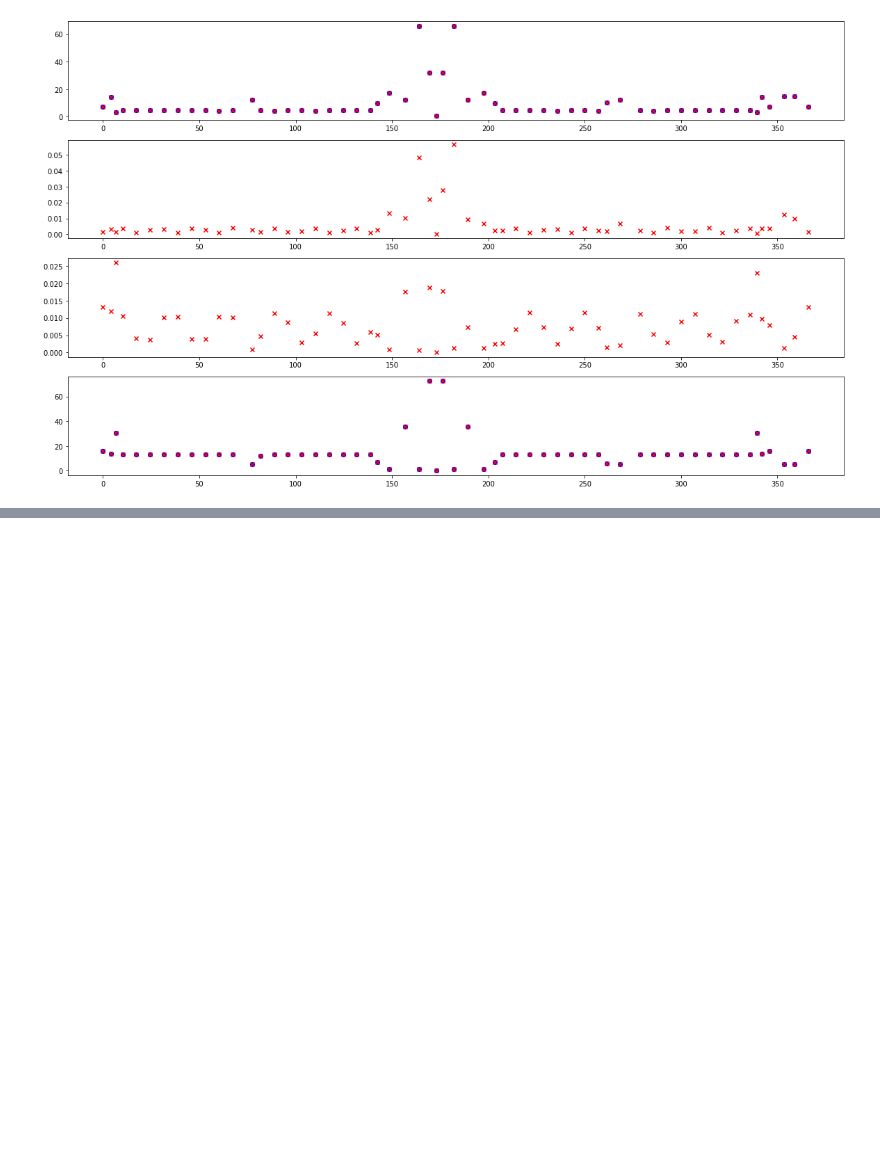
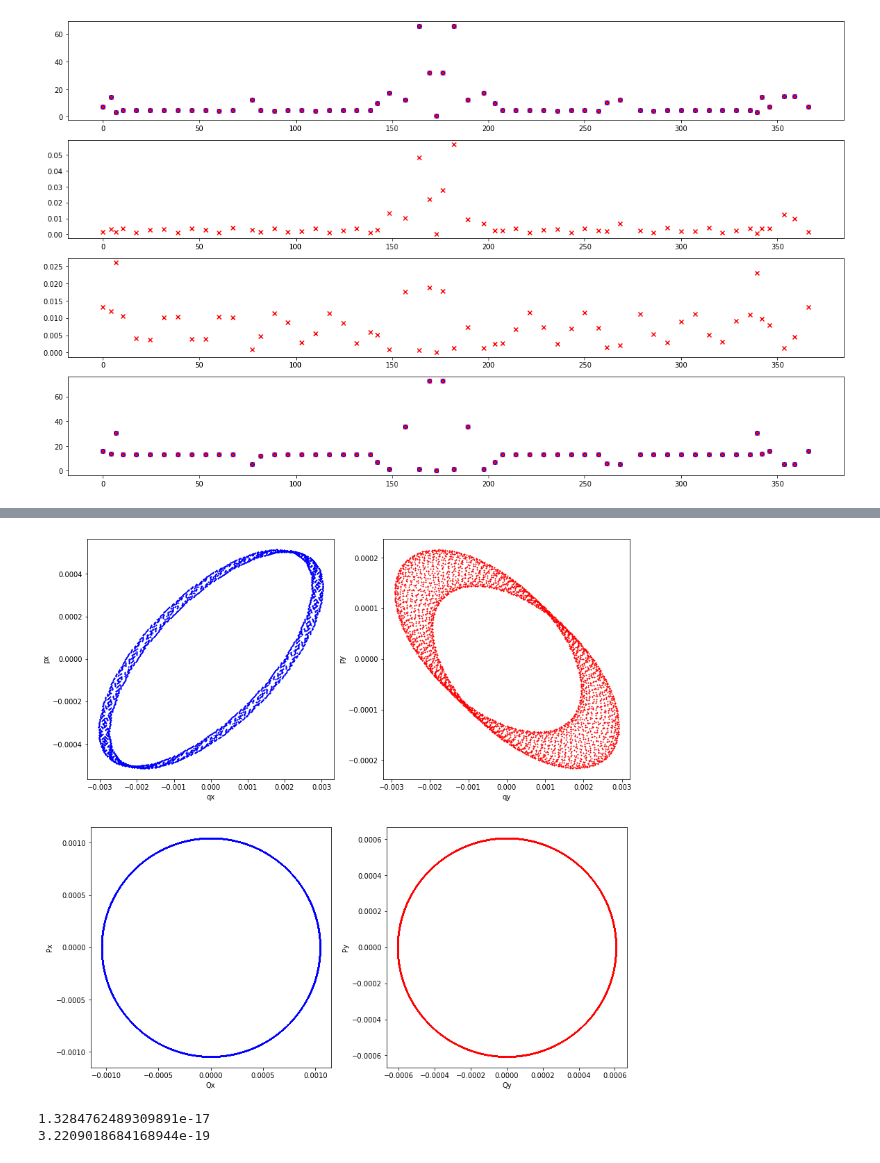
Before and after one commit to i-a-morozov/harmonica, a Jupyter notebook: notebook/nb_model.ipynb, the cells around one changed output, grey strips where cells are left out. Saved outputs shown, nothing was run; the diff lists cells and outputs as text; code cells hidden in the pictures; blank space fills up the shorter version.

```diff
--- a/notebook/nb_model.ipynb
+++ b/notebook/nb_model.ipynb
@@ -1028,0 +1247,48 @@ print(list(invariant3.std(-1).cpu().numpy()))
+# %%
+# Plot trajectory and floquet trajectory for given location index
+
+index = 0
+
+qx, px, qy, py = trajectory[index].T.cpu().numpy()
+Qx, Px, Qy, Py = (model.normal[index].inverse() @ trajectory[index].T).cpu().numpy()
+
+plt.figure(figsize=(2*7, 2*7))
+
+# qx-px
+ax1 = plt.subplot(221)
+ax1.scatter(qx, px, marker='x', s=1, color='blue')
+ax1.set_xlabel('qx')
+ax1.set_ylabel('px')
+ax1.set_aspect('auto')
+
+# qy-py
+ax2 = plt.subplot(2, 2, 2)
+ax2.scatter(qy, py, marker='x', s=1, color='red')
+ax2.set_xlabel('qy')
+ax2.set_ylabel('py')
+ax2.set_aspect('auto')
+
+# Qx-Px
+ax3 = plt.subplot(223)
+ax3.scatter(Qx, Px, marker='x', s=1, color='blue')
+ax3.set_xlabel('Qx')
+ax3.set_ylabel('Px')
+ax3.set_aspect('equal')
+
+# Qy-Py
+ax4 = plt.subplot(224)
+ax4.scatter(Qy, Py, marker='x', s=1, color='red')
+ax4.set_xlabel('Qy')
+ax4.set_ylabel('Py')
+ax4.set_aspect('equal')
+
+plt.show()
+
+# Conservation of invariants
+
+print((Qx**2 + Px**2).std().item())
+print((Qy**2 + Py**2).std().item())
+# %% [output]
+[figure, added]
+1.3284762489309891e-17
+3.2209018684168944e-19
```
Also changed, not shown: parts of 25 cells of this notebook, 3 other files.
